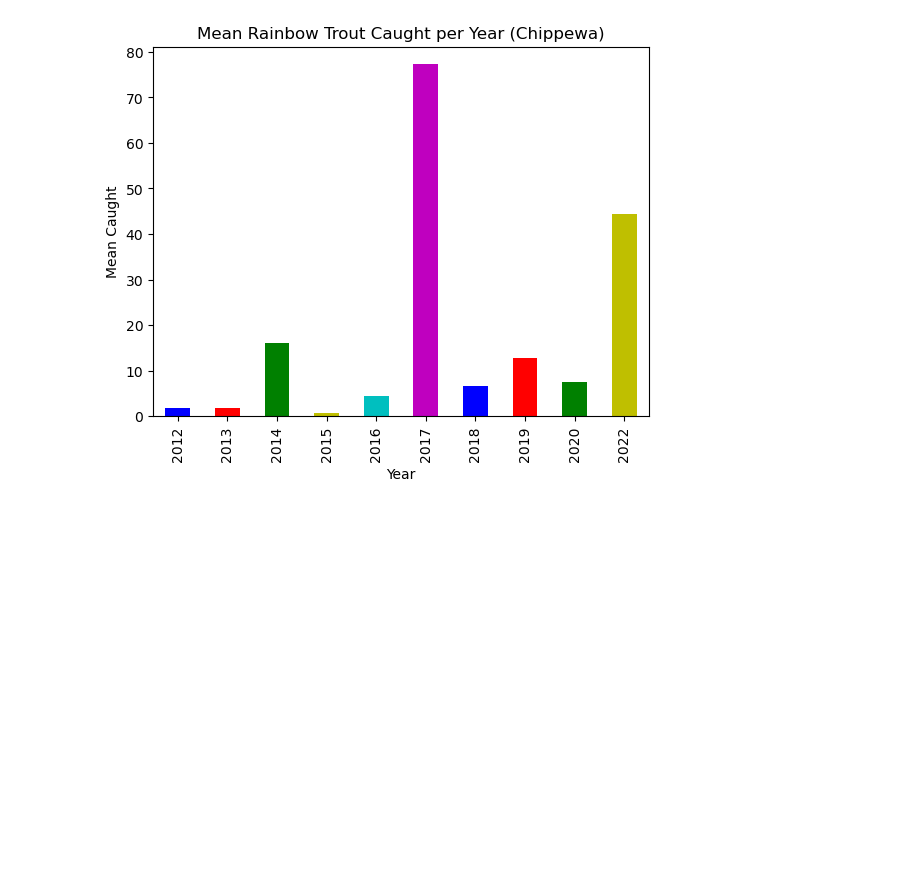
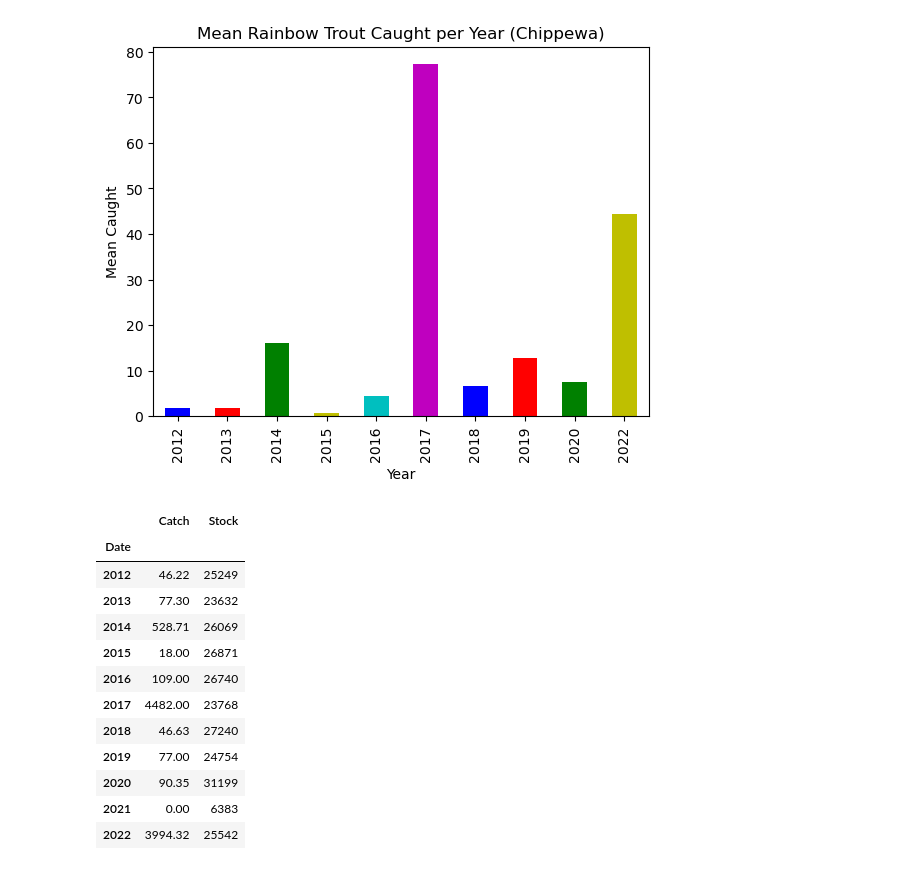
Before and after one commit to jules-krohn/Project1_Group7, a Jupyter notebook: FishingDataCode 1.ipynb, the cells around one changed output. Cells and saved outputs as stored; diff of their text form; code cells hidden in the pictures; blank space fills up the shorter version.

```diff
--- a/FishingDataCode 1.ipynb
+++ b/FishingDataCode 1.ipynb
@@ -352,3 +260,30 @@ rainchipm.plot.bar(color = my_colors)
 plt.show()
 # %% [output]
 [figure]
+# %%
+wal_total = stock.loc[(stock["Species"] == "Walleye") & (stock["County"]== "Chippewa")].groupby('Date').sum()
+trout_total = stock.loc[(stock["Species"] == "Rainbow trout") & (stock['County']== 'Chippewa')].groupby('Date').sum()
+wal_total['Catch'] = walchiptot
+trout_total['Catch'] = rainchiptot
+wal_total.fillna(0,inplace=True)
+wal_total1 = wal_total.loc[:,['Catch','Number']]
+trout_total.fillna(0,inplace=True)
+trout_total1= trout_total.loc[:,['Catch','Number']]
+trout_total1 = trout_total1.rename(columns={'Number': 'Stock'})
+wal_total1 = wal_total1.rename(columns={'Number': 'Stock'})
+
+trout_total1
+# %% [output]
+|  | Catch | Stock |
+| Date |  |  |
+| 2012 | 46.22 | 25249 |
+| 2013 | 77.30 | 23632 |
+| 2014 | 528.71 | 26069 |
+| 2015 | 18.00 | 26871 |
+| 2016 | 109.00 | 26740 |
+| 2017 | 4482.00 | 23768 |
+| 2018 | 46.63 | 27240 |
+| 2019 | 77.00 | 24754 |
+| 2020 | 90.35 | 31199 |
+| 2021 | 0.00 | 6383 |
+| 2022 | 3994.32 | 25542 |
```
Also changed, not shown: parts of 24 cells of this notebook, 10 other files.
